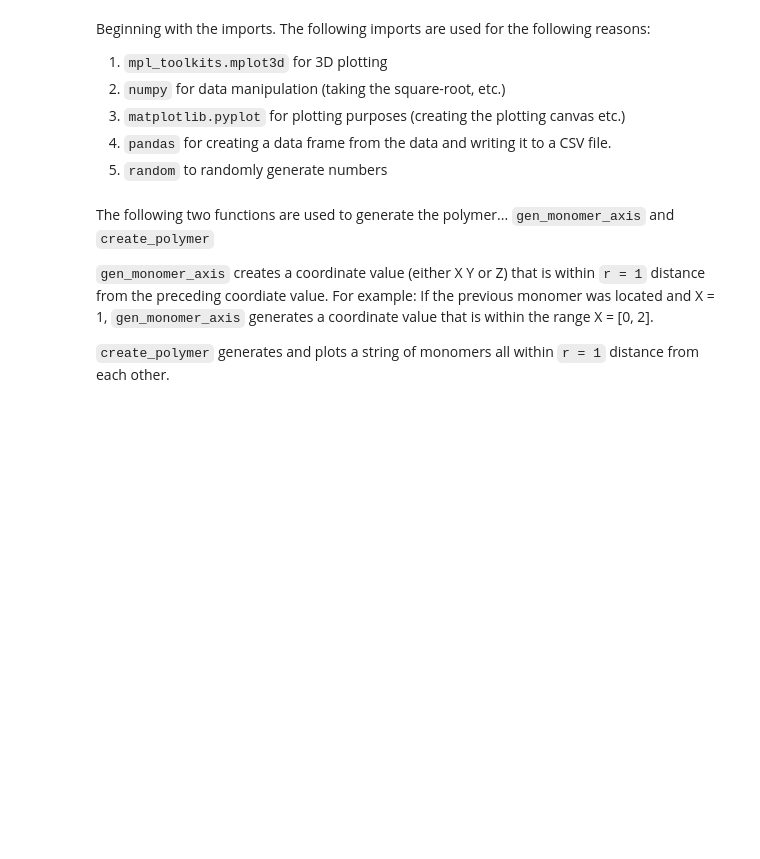
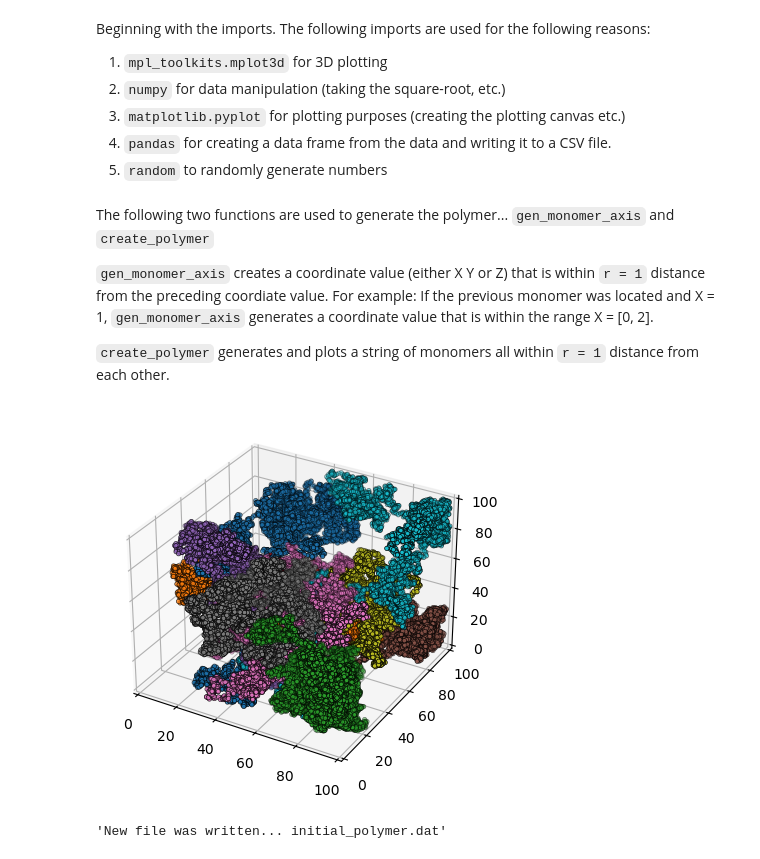
Before and after one commit to jaymedina/Polymer-Brush-Simulation, a Jupyter notebook: sim_poc.ipynb, the cells around one changed output. Saved outputs shown, nothing was run; the diff lists cells and outputs as text; code cells hidden in the pictures; blank space fills up the shorter version.

```diff
--- a/sim_poc.ipynb
+++ b/sim_poc.ipynb
@@ -109,4 +120,7 @@ def create_polymer(n_monomers=10, dim=10, iterations=3, save_data=False):
 
         return "New file was written... initial_polymer.dat"
 # %%
-create_polymer(n_monomers=50, dim=10, iterations=1000, save_data=True)
+create_polymer(n_monomers=10000, cube_size=100, n_polymers=10, ballsize=10, save_data=True)
+# %% [output]
+[figure, added]
+'New file was written... initial_polymer.dat'
```
Also changed, not shown: parts of 2 cells of this notebook.
